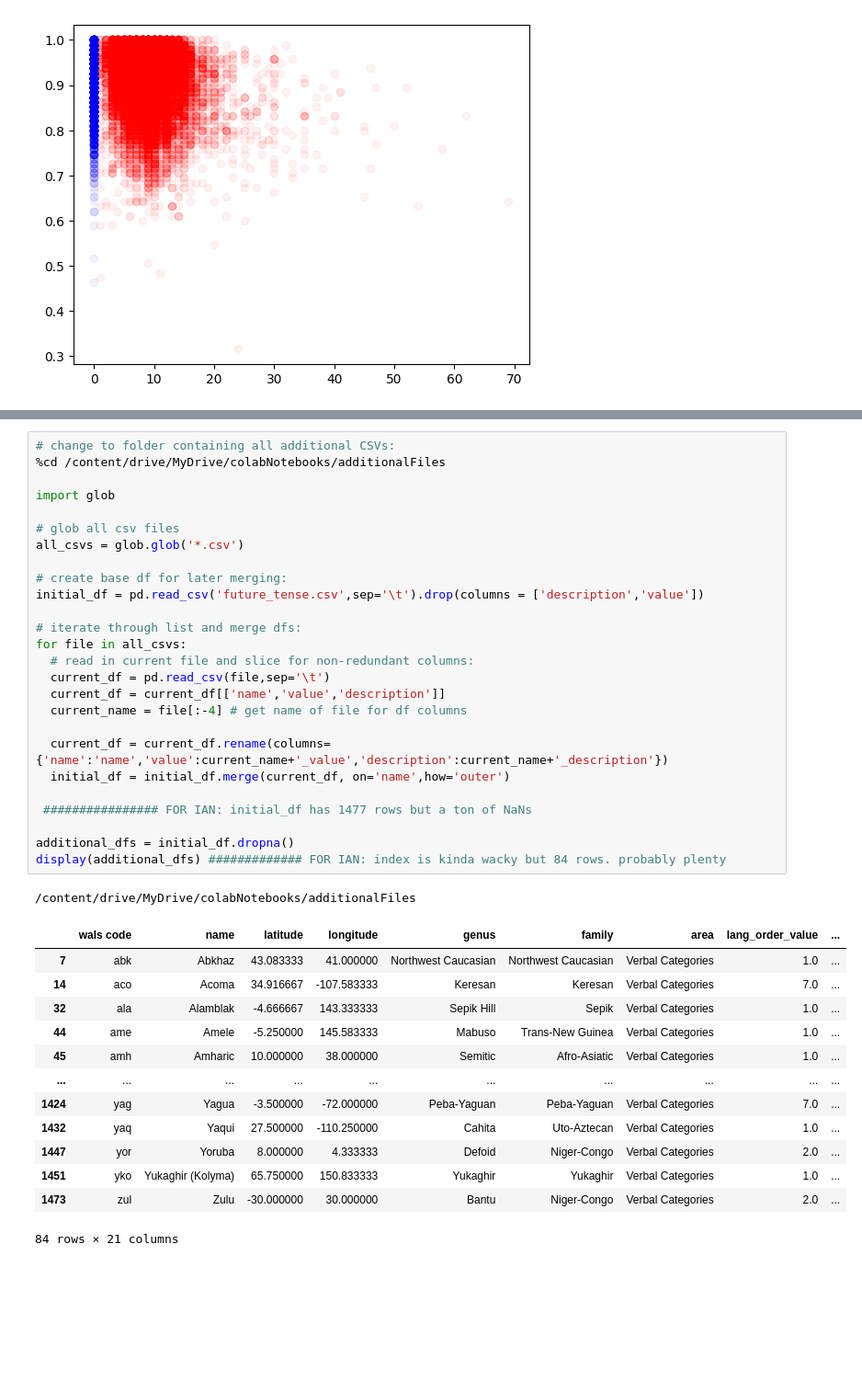
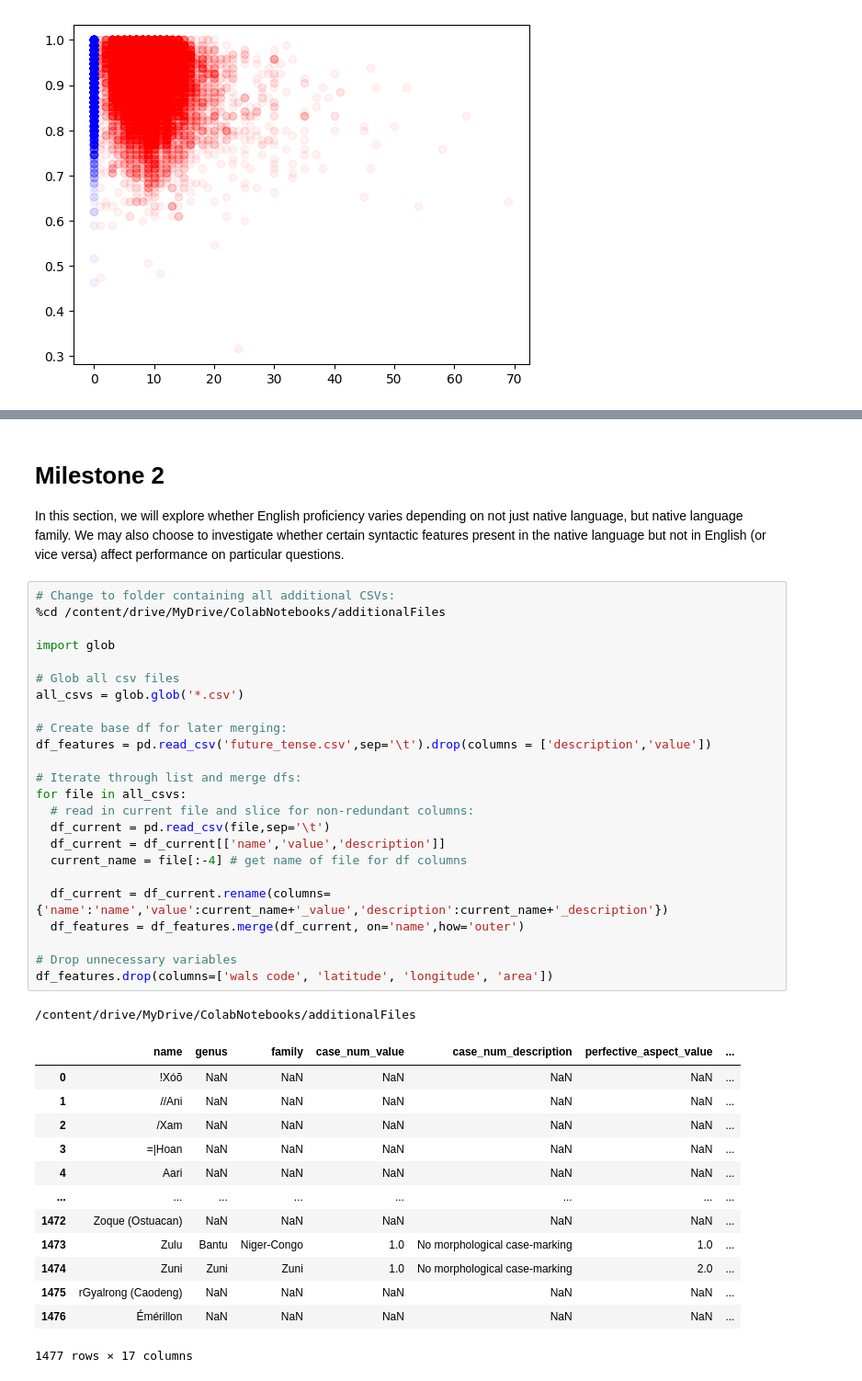
Before and after one commit to ifaul/ifaul.github.io, a Jupyter notebook: lang_acquire_milestone2_11_06.ipynb, the cells around one changed output, grey strips where cells are left out. Shown at 92% size. Saved outputs shown, nothing was run; the diff lists cells and outputs as text; blank space fills up the shorter version.

```diff
--- a/lang_acquire_milestone2_11_06.ipynb
+++ b/lang_acquire_milestone2_11_06.ipynb
@@ -453,41 +411,43 @@ plt.scatter(test4['Eng_start'],test4['correct'], c='blue',alpha=0.05)
+# %% [markdown]
+# Milestone 2
+
+In this section, we will explore whether English proficiency varies depending on not just native language, but native language family. We may also choose to investigate whether certain syntactic features present in the native language but not in English (or vice versa) affect performance on particular questions.
 # %%
-# change to folder containing all additional CSVs:
-%cd /content/drive/MyDrive/colabNotebooks/additionalFiles
+# Change to folder containing all additional CSVs:
+%cd /content/drive/MyDrive/ColabNotebooks/additionalFiles
 
 import glob
 
-# glob all csv files
+# Glob all csv files
 all_csvs = glob.glob('*.csv')
 
-# create base df for later merging:
-initial_df = pd.read_csv('future_tense.csv',sep='\t').drop(columns = ['description','value'])
+# Create base df for later merging:
+df_features = pd.read_csv('future_tense.csv',sep='\t').drop(columns = ['description','value'])
 
-# iterate through list and merge dfs:
+# Iterate through list and merge dfs:
 for file in all_csvs:
   # read in current file and slice for non-redundant columns:
-  current_df = pd.read_csv(file,sep='\t')
-  current_df = current_df[['name','value','description']]
+  df_current = pd.read_csv(file,sep='\t')
+  df_current = df_current[['name','value','description']]
   current_name = file[:-4] # get name of file for df columns
 
-  current_df = current_df.rename(columns={'name':'name','value':current_name+'_value','description':current_name+'_description'})
-  initial_df = initial_df.merge(current_df, on='name',how='outer')
+  df_current = df_current.rename(columns={'name':'name','value':current_name+'_value','description':current_name+'_description'})
+  df_features = df_features.merge(df_current, on='name',how='outer')
 
- ################ FOR IAN: initial_df has 1477 rows but a ton of NaNs
-
-additional_dfs = initial_df.dropna()
-display(additional_dfs) ############# FOR IAN: index is kinda wacky but 84 rows. probably plenty
+# Drop unnecessary variables
+df_features.drop(columns=['wals code', 'latitude', 'longitude', 'area'])
 # %% [output]
-/content/drive/MyDrive/colabNotebooks/additionalFiles
+/content/drive/MyDrive/ColabNotebooks/additionalFiles
-|  | wals code | name | latitude | longitude | genus | family | area | lang_order_value | ... |
-| 7 | abk | Abkhaz | 43.083333 | 41.000000 | Northwest Caucasian | Northwest Caucasian | Verbal Categories | 1.0 | ... |
-| 14 | aco | Acoma | 34.916667 | -107.583333 | Keresan | Keresan | Verbal Categories | 7.0 | ... |
-| 32 | ala | Alamblak | -4.666667 | 143.333333 | Sepik Hill | Sepik | Verbal Categories | 1.0 | ... |
-| 44 | ame | Amele | -5.250000 | 145.583333 | Mabuso | Trans-New Guinea | Verbal Categories | 1.0 | ... |
-| 45 | amh | Amharic | 10.000000 | 38.000000 | Semitic | Afro-Asiatic | Verbal Categories | 1.0 | ... |
-| ... | ... | ... | ... | ... | ... | ... | ... | ... | ... |
-| 1424 | yag | Yagua | -3.500000 | -72.000000 | Peba-Yaguan | Peba-Yaguan | Verbal Categories | 7.0 | ... |
-| 1432 | yaq | Yaqui | 27.500000 | -110.250000 | Cahita | Uto-Aztecan | Verbal Categories | 1.0 | ... |
-| 1447 | yor | Yoruba | 8.000000 | 4.333333 | Defoid | Niger-Congo | Verbal Categories | 2.0 | ... |
-| 1451 | yko | Yukaghir (Kolyma) | 65.750000 | 150.833333 | Yukaghir | Yukaghir | Verbal Categories | 1.0 | ... |
-| 1473 | zul | Zulu | -30.000000 | 30.000000 | Bantu | Niger-Congo | Verbal Categories | 2.0 | ... |
+|  | name | genus | family | case_num_value | case_num_description | perfective_aspect_value | ... |
+| 0 | !Xóõ | NaN | NaN | NaN | NaN | NaN | ... |
+| 1 | //Ani | NaN | NaN | NaN | NaN | NaN | ... |
+| 2 | /Xam | NaN | NaN | NaN | NaN | NaN | ... |
+| 3 | =|Hoan | NaN | NaN | NaN | NaN | NaN | ... |
+| 4 | Aari | NaN | NaN | NaN | NaN | NaN | ... |
+| ... | ... | ... | ... | ... | ... | ... | ... |
+| 1472 | Zoque (Ostuacan) | NaN | NaN | NaN | NaN | NaN | ... |
+| 1473 | Zulu | Bantu | Niger-Congo | 1.0 | No morphological case-marking | 1.0 | ... |
+| 1474 | Zuni | Zuni | Zuni | 1.0 | No morphological case-marking | 2.0 | ... |
+| 1475 | rGyalrong (Caodeng) | NaN | NaN | NaN | NaN | NaN | ... |
+| 1476 | Émérillon | NaN | NaN | NaN | NaN | NaN | ... |
-84 rows × 21 columns
+1477 rows × 17 columns
```
Also changed, not shown: parts of 24 cells of this notebook.
